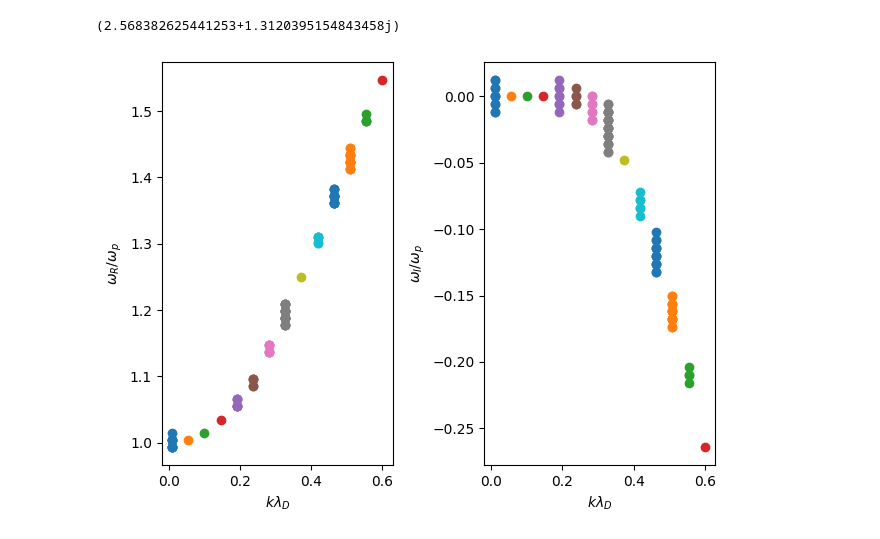
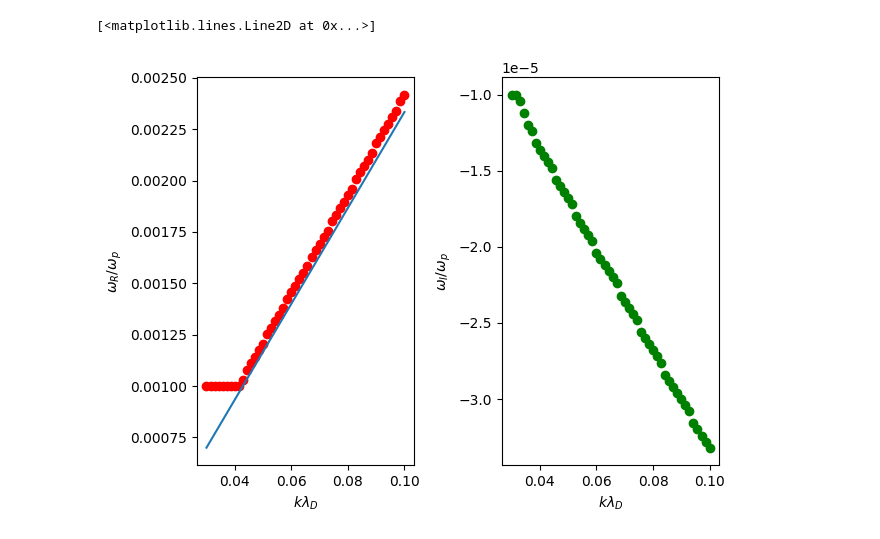
Before and after one commit to dschneidinger/222B_Landau_Damping_2024, a Jupyter notebook: 1-Numerical_solution_kinetic_dispersion_relation/z_function_ion_kinetics.ipynb, the cells around one changed output. Drawn from its saved outputs; the diff is of its cells as text; code cells hidden in the pictures.

Commit message:
finally fixed the fucking scatter plot

```diff
--- a/1-Numerical_solution_kinetic_dispersion_relation/z_function_ion_kinetics.ipynb
+++ b/1-Numerical_solution_kinetic_dispersion_relation/z_function_ion_kinetics.ipynb
@@ -11,25 +10 @@ from functions import *
 %matplotlib inline
-# %%
-ax1 = plt.subplot(1,2,1)
-ax1.set_xlabel(r'$k\lambda_D$')
-ax1.set_ylabel(r'$\omega_R/\omega_p$')
-ax2 = plt.subplot(1,2,2)
-ax2.set_xlabel(r'$k\lambda_D$')
-ax2.set_ylabel(r'$\omega_I/\omega_p$')
-
-k0s = np.linspace(0.01,0.6,20)
-
-Ti = 1 #ion temperature as a fraction of electron temperature
-mratio = 8*10**3 #ion mass as a fraction of electron mass
-vthi = Ti*1./np.sqrt(mratio)
-
-WR, WI = find_w_roots(0.5, 0.01, 8000 )
-print(WR)
-print(WI)
-
-for k0 in k0s:
-    Wrs, Wis = find_w_roots(k0, vthi, mratio)
-    ax1.scatter(k0*np.ones(len(Wrs)), Wrs)
-    ax2.scatter(k0*np.ones(len(Wis)), Wis)
-
-plt.tight_layout()
@@ -40,43 +11,28 @@ plt.tight_layout()
-# %%
-#THIS CELL IS FOR FINDING ERRORS
-
-print(D_IAW_analytic(0.4, 0.3, 0.6, 0.01, 8000))
-
-Wr = np.linspace(0.4,1.7,128)
-Wi = np.linspace(-0.3,0.3,101)
-
-#print(Wr)
-#print(Wi)
-
-D_arr = np.zeros((len(Wi), len(Wr)), dtype = complex)
-for i in range(len(Wi)):
-    for j in range(len(Wr)):
-        D_arr[i,j] = D_IAW_analytic(Wr[j], Wi[i], k0=0.6, vthi = 0.01, mratio = 8000)
-
-#print(D_arr)
-# %% [output]
-(2.568382625441253+1.3120395154843458j)
 # %%
 ax1 = plt.subplot(1,2,1)
 ax1.set_xlabel(r'$k\lambda_D$')
 ax1.set_ylabel(r'$\omega_R/\omega_p$')
 ax2 = plt.subplot(1,2,2)
 ax2.set_xlabel(r'$k\lambda_D$')
 ax2.set_ylabel(r'$\omega_I/\omega_p$')
 
-k0s = np.linspace(0.01,.6,14)
+k0s = np.linspace(0.03, 0.1, 50)
 
-mi_over_me = 1836 #ion mass as a fraction of electron mass
-Ti_over_Te = .01 #Ti*1./np.sqrt(mratio)
+Ti_over_Te = .025 # Mess around with this parameter to see the T dependence. As one would expect, if Ti gets too small, IAWs are no longer able to propogate
 
+wr_vals = []
+wi_vals = []
 for k0 in k0s:
-    Wrs, Wis = find_w_roots_plasmapy(k0, Ti_over_Te)
-    ax1.scatter(k0*np.ones(len(Wrs)), Wrs)
-    ax2.scatter(k0*np.ones(len(Wis)), Wis)
+    Wrs, Wis = find_w_roots_plasmapy(k0, Ti_over_Te,Wr_range = [0.001,0.003],Wi_range=[-0.00001,-0.00005])
+    wr_vals.append(Wrs)
+    wi_vals.append(Wis)
+ax1.scatter(k0s, wr_vals, c = 'r')
+ax2.scatter(k0s, wi_vals, c = 'g')
 
 plt.tight_layout()
 
-#ax1.plot(k0s,k0s*np.sqrt(1/mi_over_me))
-#ax1.plot(k0s,np.sqrt(1+3*k0s**2))
+#ax1.plot(k0s,np.sqrt(1/1836)*np.sqrt(1/(1+k0s**2)+ Ti_over_Te)) # This should be the full expression but it doesn't look right
+ax1.plot(k0s, k0s*np.sqrt(1/1836.))
 # %% [output]
+[<matplotlib.lines.Line2D at 0x...>]
-[figure, old version]
+[figure, new version]
```
Also changed, not shown: parts of 4 cells of this notebook.
